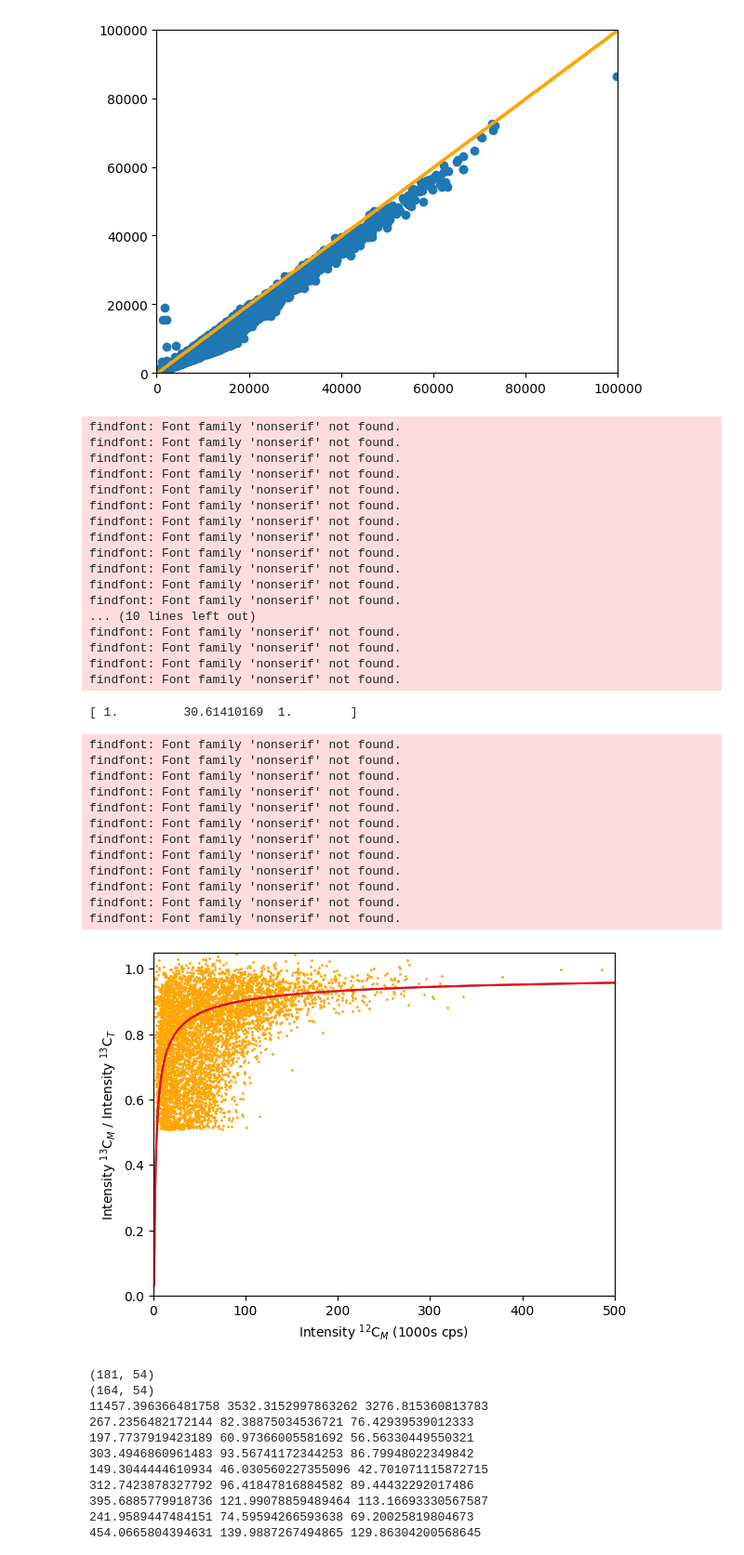
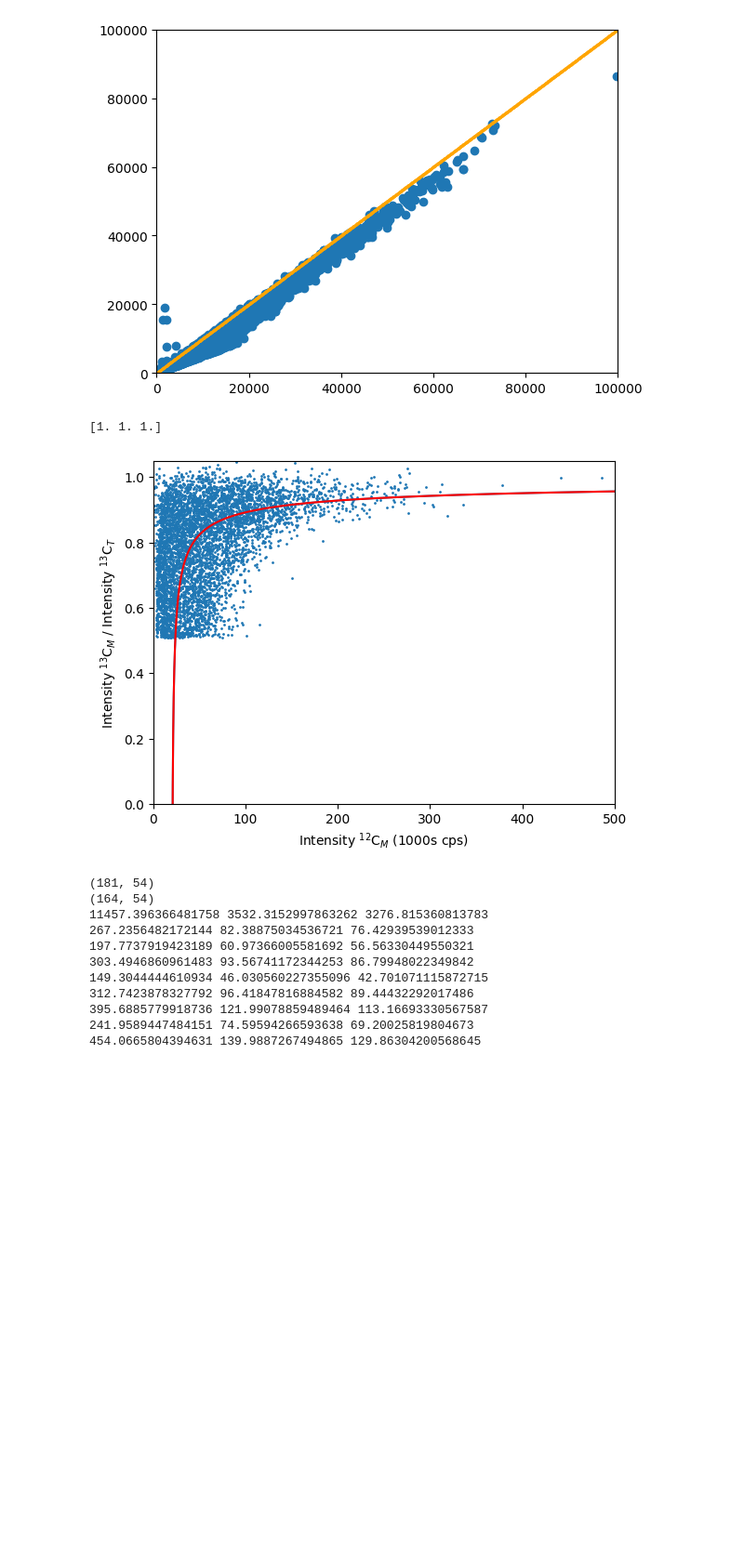
Before and after one commit to rboiteau/CoreMS, a Jupyter notebook: 21T_mzwindowing_figures.ipynb, the cells around one changed output. Shown at 93% size. Cells and saved outputs as stored; diff of their text form; code cells hidden in the pictures; blank space fills up the shorter version.

```diff
--- a/21T_mzwindowing_figures.ipynb
+++ b/21T_mzwindowing_figures.ipynb
@@ -1039,7 +1097,7 @@ print(len(mono_indices),len(iso_indices))
 3884 3884
 # %%
 df = assigned_fullmz[assigned_fullmz['file'] == '20221103_LBA_Boiteau_Zorbax3p5_spring_fullmz.raw']
-df = assigned_100mz_456[assigned_fullmz['file'] == '20221103_LBA_Boiteau_Zorbax3p5_spring_fullmz.raw']
+df = assigned_fullmz[assigned_fullmz['file'] == '20221103_LBA_Boiteau_Zorbax3p5_spring_fullmz.raw']
 
 intensity_v_ratio = []
 
@@ -1071,6 +1129,12 @@ for t in df['Time'].unique():
             mz_12C =  time_sub[time_sub['Index']==mono_index]['Calibrated m/z'].iloc[0]
             print(int_12C, int_13C, nC, mz_12C, mz_13C)
             intensity_v_ratio.append([int_12C, int_13C, nC, mz_12C, mz_13C])
+
+
+
+
+
+assigned_fullmz
 # %% [output]
 2
 64763.41110661931 11748.468304746622 24.0 391.284235875306 392.28758155668777
@@ -1252,71 +1329,46 @@ plt.show()
 # %% [output]
 [figure]
 # %%
+from scipy.optimize import curve_fit
+from scipy.optimize import differential_evolution
+import warnings
 def func2(x, a,  b, c): # Sigmoid A With Offset from zunzun.com
-    return 1 - b/((x)**0.5)
+    #return 1 - b/((x)**0.5)
+    return 1 - 30.6/((x-20000)**0.5)
 
 
 yy = (pddf['nC']*1.07/100*pddf['12C Intensity'])
 xx = pddf['12C Intensity']
 
 fittedParameters2, pcov2 = curve_fit(func2, xx,  pddf['13C Intensity']/yy)
 
 print(fittedParameters2)
 fig, ax = plt.subplots()
 
 ax.scatter(pddf['12C Intensity'], pddf['13C Intensity']/yy, s=1)
 
 
 xModel2 = np.linspace(1000, 1e6, int(1e6))
 yModel2 = func2(xModel2, *fittedParameters2)
 # now the model as a line plot
 ax.plot(xModel2, yModel2)
 
 ax.plot(xModel2, yModel2, color ='red')
 
 ax.set_xlim(0,0.5e6)
 ax.set_ylim(0,1.05)
 
 xlabels = ['{:,.0f}'.format(x) for x in ax.get_xticks()/1000]
 ax.set_xticklabels(xlabels)
 
 ax.set_xlabel(r'Intensity $^{12}$C$_{M}$' + ' (1000s cps)') #'Monoisotopic intensity (1000s cps)')
 ax.set_ylabel(r'Intensity $^{13}$C$_{M}$ / Intensity $^{13}$C$_{T}$')
 #ax.set_ylabel(r'$\frac{{{%s}}}{%s}$' %(nom,den))
 
 plt.show()
 # %% [output]
-findfont: Font family 'nonserif' not found.
-findfont: Font family 'nonserif' not found.
-findfont: Font family 'nonserif' not found.
-findfont: Font family 'nonserif' not found.
-findfont: Font family 'nonserif' not found.
-findfont: Font family 'nonserif' not found.
-findfont: Font family 'nonserif' not found.
-findfont: Font family 'nonserif' not found.
-findfont: Font family 'nonserif' not found.
-findfont: Font family 'nonserif' not found.
-findfont: Font family 'nonserif' not found.
-findfont: Font family 'nonserif' not found.
-... (10 lines left out)
-findfont: Font family 'nonserif' not found.
-findfont: Font family 'nonserif' not found.
-findfont: Font family 'nonserif' not found.
-findfont: Font family 'nonserif' not found.
+[1. 1. 1.]
-[ 1.         30.61410169  1.        ]
-findfont: Font family 'nonserif' not found.
-findfont: Font family 'nonserif' not found.
-findfont: Font family 'nonserif' not found.
-findfont: Font family 'nonserif' not found.
-findfont: Font family 'nonserif' not found.
-findfont: Font family 'nonserif' not found.
-findfont: Font family 'nonserif' not found.
-findfont: Font family 'nonserif' not found.
-findfont: Font family 'nonserif' not found.
-findfont: Font family 'nonserif' not found.
-findfont: Font family 'nonserif' not found.
-findfont: Font family 'nonserif' not found.
-[figure, old version]
+[figure, new version]
 # %%
 df_cu = mz100_contains_cu
 df_cu['13C'] = df_cu['13C'].fillna(0)
```
Also changed, not shown: parts of 13 cells of this notebook.
